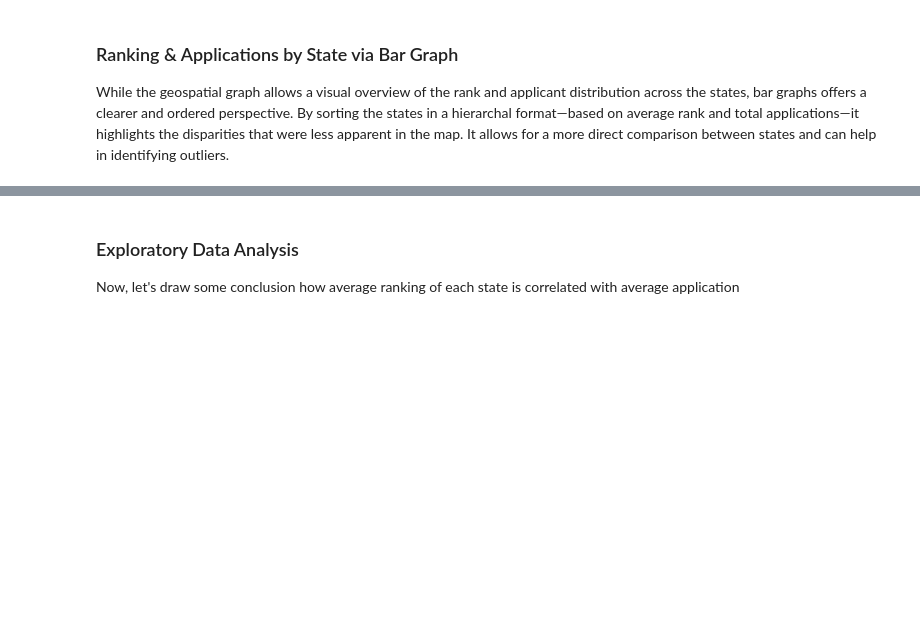
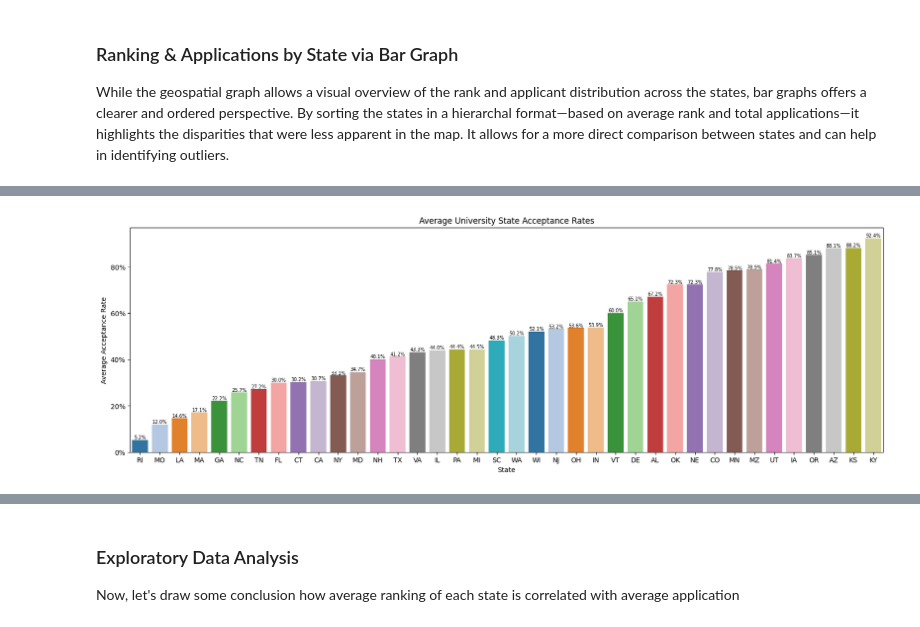
Before and after one commit to hamzahmansuri/university-admissions-analysis, a Jupyter notebook: FinalProject_Group059_SP25.ipynb, the cells around one changed output, grey strips where cells are left out. Saved outputs shown, nothing was run; the diff lists cells and outputs as text; code cells hidden in the pictures; blank space fills up the shorter version.

Commit message:
Updated bar graph section
Added new bar graph (acceptance rate) and changed description

```diff
--- a/FinalProject_Group059_SP25.ipynb
+++ b/FinalProject_Group059_SP25.ipynb
@@ -305,6 +383,8 @@ In the two proceding graphs we plot the average rank per state and average appli
 While the geospatial graph allows a visual overview of the rank and applicant distribution across the states, bar graphs offers a clearer and ordered perspective. By sorting the states in a hierarchal format—based on average rank and total applications—it highlights the disparities that were less apparent in the map. It allows for a more direct comparison between states and can help in identifying outliers.
 # %%
 total_apps = project.groupby('State')['Application'].sum().reset_index() # Gets the total applicants per state
+
+total_admits = project.groupby('State')['Admitted'].sum().reset_index() # Gets the total admissions per state
 # %%
 total_apps = total_apps.sort_values('Application', ascending=False) # Sorts the application count from greatest amount to least amount
 
@@ -347,0 +429,5 @@ The two graphs above display the total amount of applicants by state and the ave
+# %%
+state_acceptance = pd.merge(total_apps, total_admits, on='State') # Merges admit and applicant info onto state
+state_acceptance['Acceptance Rate'] = state_acceptance['Admitted'] / state_acceptance['Application'] # Gets the acceptance rate through division
+
+state_acceptance.head() # Shows us the state, application, and acceptance rate (allows us to check over if it's correct)
@@ -347,0 +441,27 @@ The two graphs above display the total amount of applicants by state and the ave
+# %%
+import matplotlib.ticker as mtick
+
+acceptance_rate = state_acceptance.sort_values('Acceptance Rate')
+
+plt.figure(figsize=(20, 6)) # Sets the figure at certain size to prevent labels from clipping each other
+acceptbar = sns.barplot(
+    data=acceptance_rate,
+    x='State',
+    y='Acceptance Rate',
+    palette='tab20'
+    )
+plt.title('Average University State Acceptance Rates')
+plt.xlabel('State')
+plt.ylabel('Average Acceptance Rate')
+plt.gca().yaxis.set_major_formatter(mtick.PercentFormatter(xmax=1, decimals=0)) # Adds the percentage to y-axis
+
+for i in acceptbar.containers:
+    acceptbar.bar_label(
+        i,
+        labels=[f'{(v.get_height() * 100):.1f}%' for v in i],
+        fontsize=7
+    )
+
+plt.show()
+# %% [output]
+[figure, added]
```
Also changed, not shown: parts of 18 cells of this notebook.
